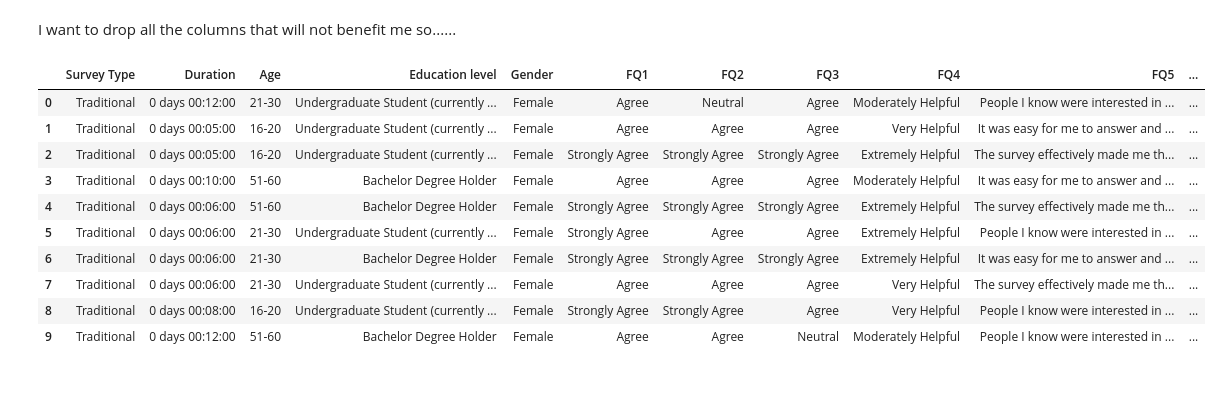
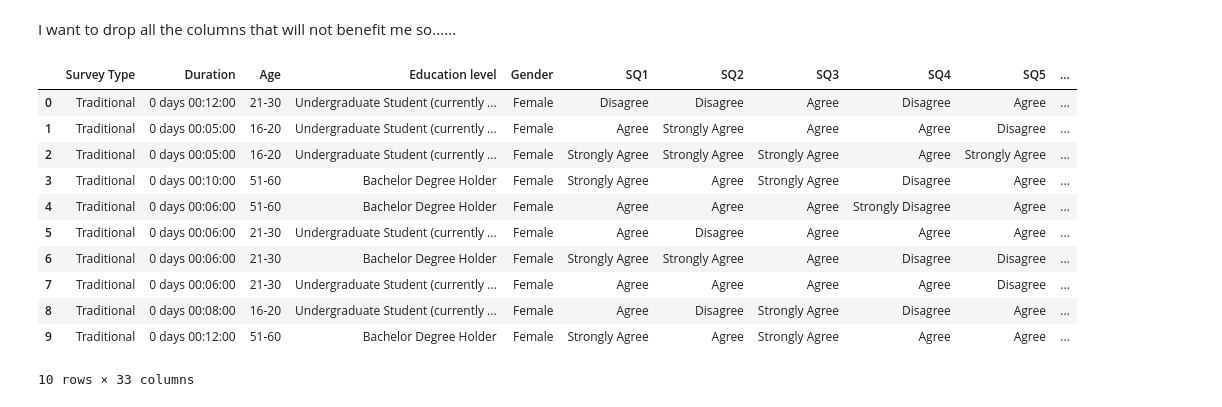
Before and after one commit to Jowayria-27/Fashion_Survey, a Jupyter notebook: K-Means Surveys.ipynb, the cells around one changed output. Drawn from its saved outputs; the diff is of its cells as text; code cells hidden in the pictures.

```diff
--- a/K-Means Surveys.ipynb
+++ b/K-Means Surveys.ipynb
@@ -116,0 +150,3 @@ df_trad['Duration'] = pd.to_timedelta(df_trad['Duration'])
+# %%
+df_trad['FQ4'] = df_trad['FQ4'].str.strip().replace("Not helpful", "Not Helpful")
+df_trad['FQ4'].value_counts()
@@ -1024,17 +1071,20 @@ df_trad=df_trad.drop(['Name', 'Starttime','Endtime'], axis=1)
 # %%
 df_game_copy=df = df_gamified.drop(columns=[f'SQ{i}' for i in range(1, 18)])
 df_trad_copy= df_trad.drop(columns=[f'SQ{i}' for i in range(1, 18)])
+df_trad_copy= df_trad.drop('FQ11',axis=1)
+df_game_copy=df = df_gamified.drop(['FQ11','FQ12'],axis=1);
 df_game_copy.head(10)
 df_trad_copy.head(10)
 # %% [output]
-|  | Survey Type | Duration | Age | Education level | Gender | FQ1 | FQ2 | FQ3 | FQ4 | FQ5 | ... |
-| 0 | Traditional | 0 days 00:12:00 | 21-30 | Undergraduate Student (currently ... | Female | Agree | Neutral | Agree | Moderately Helpful | People I know were interested in ... | ... |
-| 1 | Traditional | 0 days 00:05:00 | 16-20 | Undergraduate Student (currently ... | Female | Agree | Agree | Agree | Very Helpful | It was easy for me to answer and ... | ... |
-| 2 | Traditional | 0 days 00:05:00 | 16-20 | Undergraduate Student (currently ... | Female | Strongly Agree | Strongly Agree | Strongly Agree | Extremely Helpful | The survey effectively made me th... | ... |
-| 3 | Traditional | 0 days 00:10:00 | 51-60 | Bachelor Degree Holder | Female | Agree | Agree | Agree | Moderately Helpful | It was easy for me to answer and ... | ... |
-| 4 | Traditional | 0 days 00:06:00 | 51-60 | Bachelor Degree Holder | Female | Strongly Agree | Strongly Agree | Strongly Agree | Extremely Helpful | The survey effectively made me th... | ... |
-| 5 | Traditional | 0 days 00:06:00 | 21-30 | Undergraduate Student (currently ... | Female | Strongly Agree | Agree | Agree | Extremely Helpful | People I know were interested in ... | ... |
-| 6 | Traditional | 0 days 00:06:00 | 21-30 | Bachelor Degree Holder | Female | Strongly Agree | Strongly Agree | Strongly Agree | Extremely Helpful | It was easy for me to answer and ... | ... |
-| 7 | Traditional | 0 days 00:06:00 | 21-30 | Undergraduate Student (currently ... | Female | Agree | Agree | Agree | Very Helpful | The survey effectively made me th... | ... |
-| 8 | Traditional | 0 days 00:08:00 | 16-20 | Undergraduate Student (currently ... | Female | Strongly Agree | Strongly Agree | Agree | Very Helpful | People I know were interested in ... | ... |
-| 9 | Traditional | 0 days 00:12:00 | 51-60 | Bachelor Degree Holder | Female | Agree | Agree | Neutral | Moderately Helpful | People I know were interested in ... | ... |
+|  | Survey Type | Duration | Age | Education level | Gender | SQ1 | SQ2 | SQ3 | SQ4 | SQ5 | ... |
+| 0 | Traditional | 0 days 00:12:00 | 21-30 | Undergraduate Student (currently ... | Female | Disagree | Disagree | Agree | Disagree | Agree | ... |
+| 1 | Traditional | 0 days 00:05:00 | 16-20 | Undergraduate Student (currently ... | Female | Agree | Strongly Agree | Agree | Agree | Disagree | ... |
+| 2 | Traditional | 0 days 00:05:00 | 16-20 | Undergraduate Student (currently ... | Female | Strongly Agree | Strongly Agree | Strongly Agree | Agree | Strongly Agree | ... |
+| 3 | Traditional | 0 days 00:10:00 | 51-60 | Bachelor Degree Holder | Female | Strongly Agree | Agree | Strongly Agree | Disagree | Agree | ... |
+| 4 | Traditional | 0 days 00:06:00 | 51-60 | Bachelor Degree Holder | Female | Agree | Agree | Agree | Strongly Disagree | Agree | ... |
+| 5 | Traditional | 0 days 00:06:00 | 21-30 | Undergraduate Student (currently ... | Female | Agree | Disagree | Agree | Agree | Agree | ... |
+| 6 | Traditional | 0 days 00:06:00 | 21-30 | Bachelor Degree Holder | Female | Strongly Agree | Strongly Agree | Agree | Disagree | Disagree | ... |
+| 7 | Traditional | 0 days 00:06:00 | 21-30 | Undergraduate Student (currently ... | Female | Agree | Agree | Agree | Agree | Disagree | ... |
+| 8 | Traditional | 0 days 00:08:00 | 16-20 | Undergraduate Student (currently ... | Female | Agree | Disagree | Strongly Agree | Disagree | Agree | ... |
+| 9 | Traditional | 0 days 00:12:00 | 51-60 | Bachelor Degree Holder | Female | Strongly Agree | Agree | Strongly Agree | Agree | Agree | ... |
+10 rows × 33 columns
```
Also changed, not shown: parts of 15 cells of this notebook.
